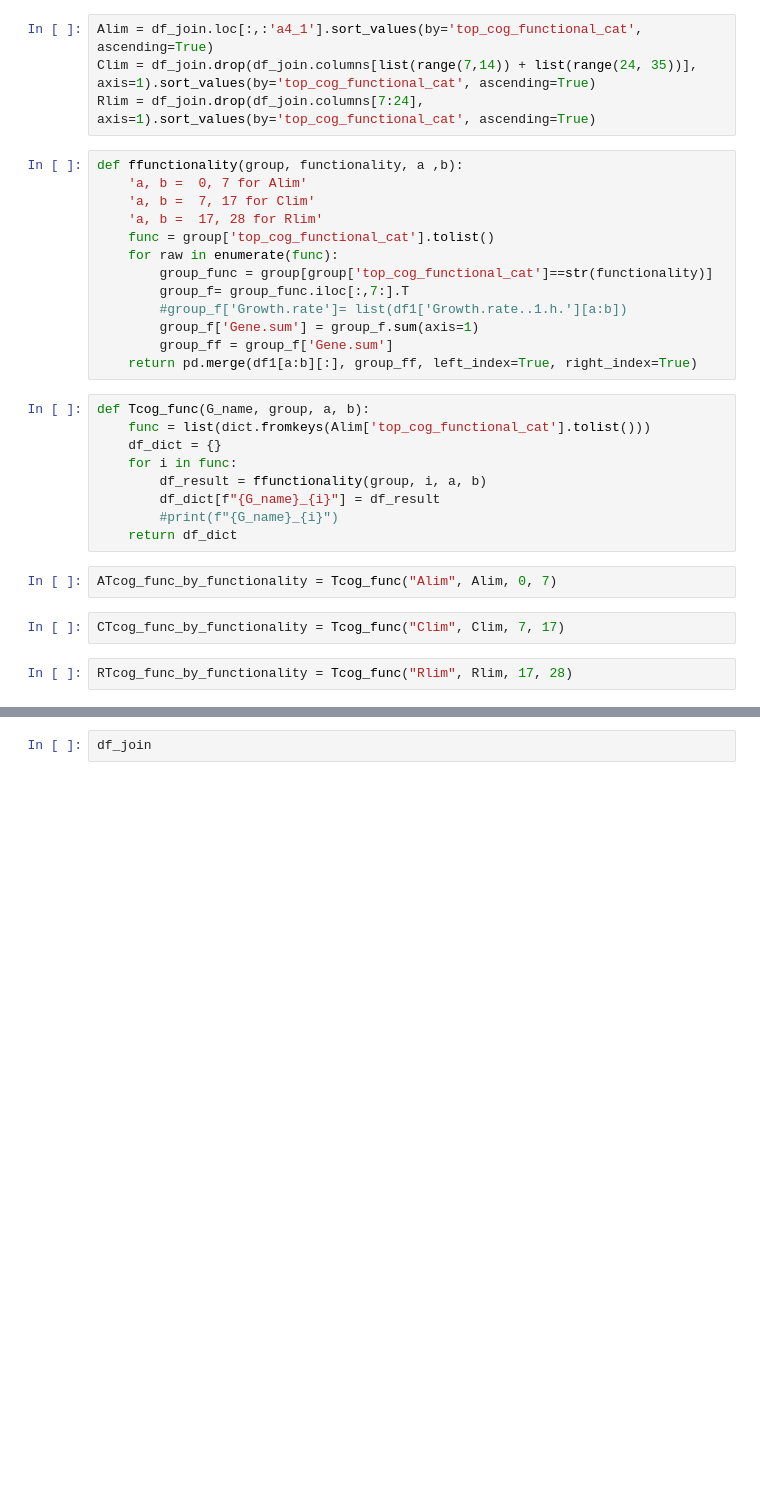
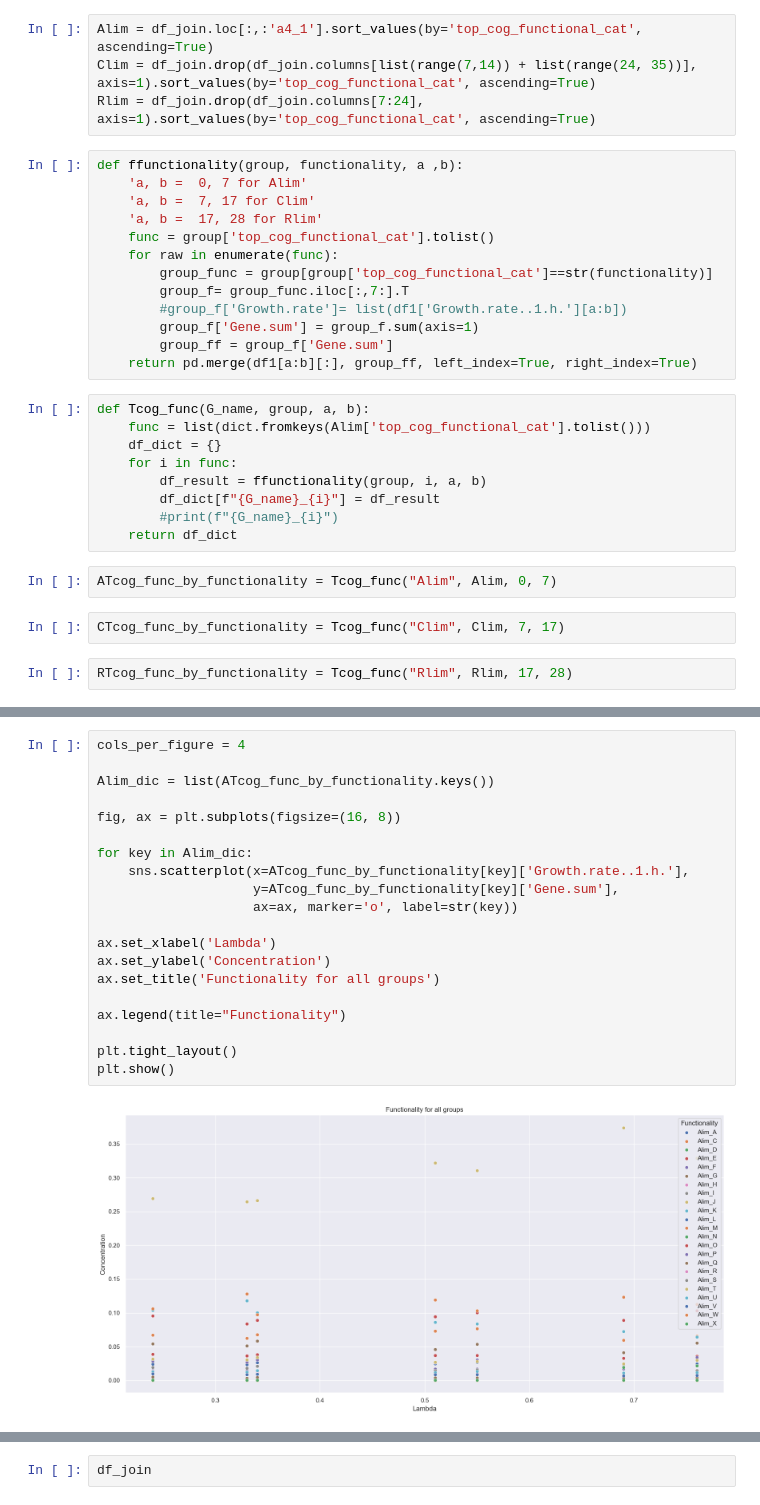
Before and after one commit to yhonyar/ICTP-SMR4056-Q-Physiology, a Jupyter notebook: Code.ipynb, the cells around one changed output, grey strips where cells are left out. Drawn from its saved outputs; the diff is of its cells as text; blank space fills up the shorter version.

```diff
--- a/Code.ipynb
+++ b/Code.ipynb
@@ -70,0 +63,22 @@ a4_1             A4_S9_L004_R1_001.fastq  0.000390  )])
+# %%
+cols_per_figure = 4
+
+Alim_dic = list(ATcog_func_by_functionality.keys())
+
+fig, ax = plt.subplots(figsize=(16, 8))
+
+for key in Alim_dic:
+    sns.scatterplot(x=ATcog_func_by_functionality[key]['Growth.rate..1.h.'],
+                    y=ATcog_func_by_functionality[key]['Gene.sum'],
+                    ax=ax, marker='o', label=str(key))
+
+ax.set_xlabel('Lambda')
+ax.set_ylabel('Concentration')
+ax.set_title('Functionality for all groups')
+
+ax.legend(title="Functionality")
+
+plt.tight_layout()
+plt.show()
+# %% [output]
+[figure, added]
```
Also changed, not shown: parts of 4 cells of this notebook.
